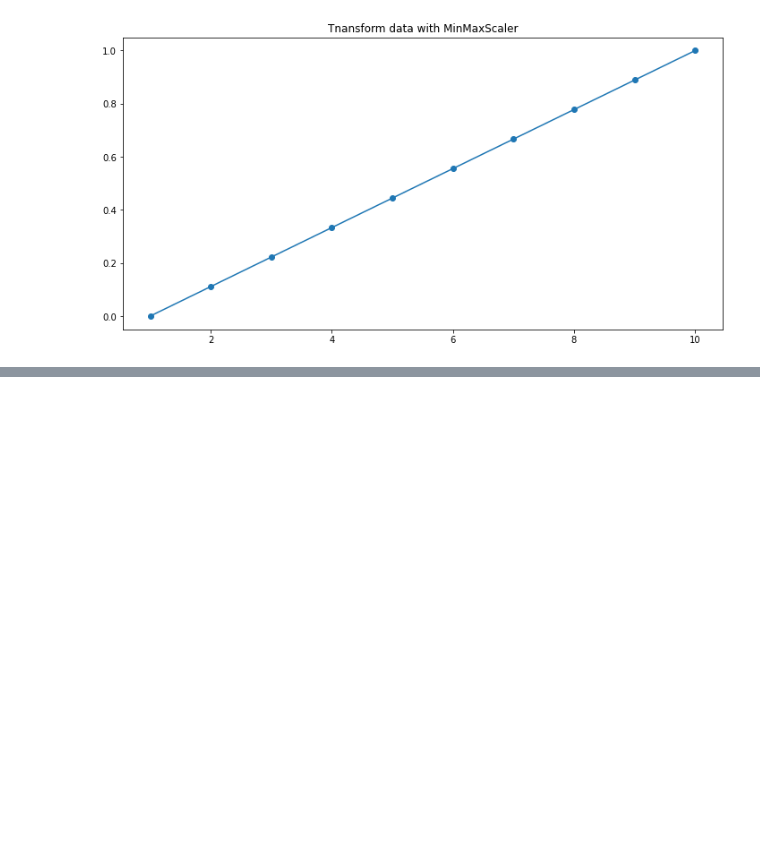
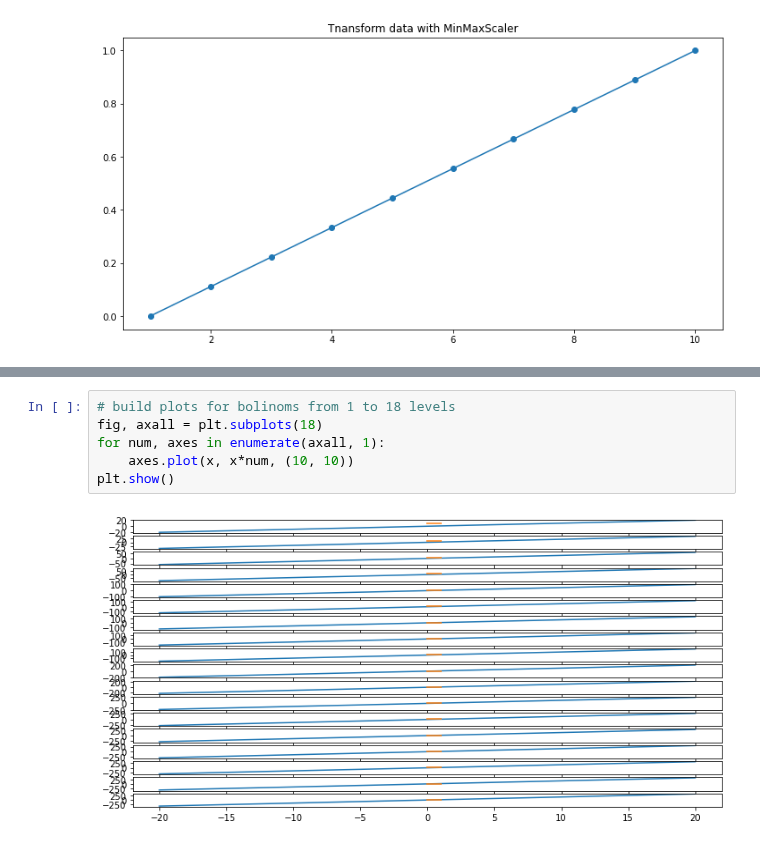
Before and after one commit to Stynic/train_ml_math, a Jupyter notebook: ml/low_level/module_3/notebook_3.ipynb, the cells around one changed output, grey strips where cells are left out. Drawn from its saved outputs; the diff is of its cells as text; blank space fills up the shorter version.

```diff
--- a/ml/low_level/module_3/notebook_3.ipynb
+++ b/ml/low_level/module_3/notebook_3.ipynb
@@ -413,0 +443,8 @@ RMSE = 7.23776861244768e-17
+# %%
+# build plots for bolinoms from 1 to 18 levels
+fig, axall = plt.subplots(18)
+for num, axes in enumerate(axall, 1):
+    axes.plot(x, x*num, (10, 10))
+plt.show()
+# %% [output]
+[figure, added]
```
Also changed, not shown: parts of 29 cells of this notebook, 1 other file.
